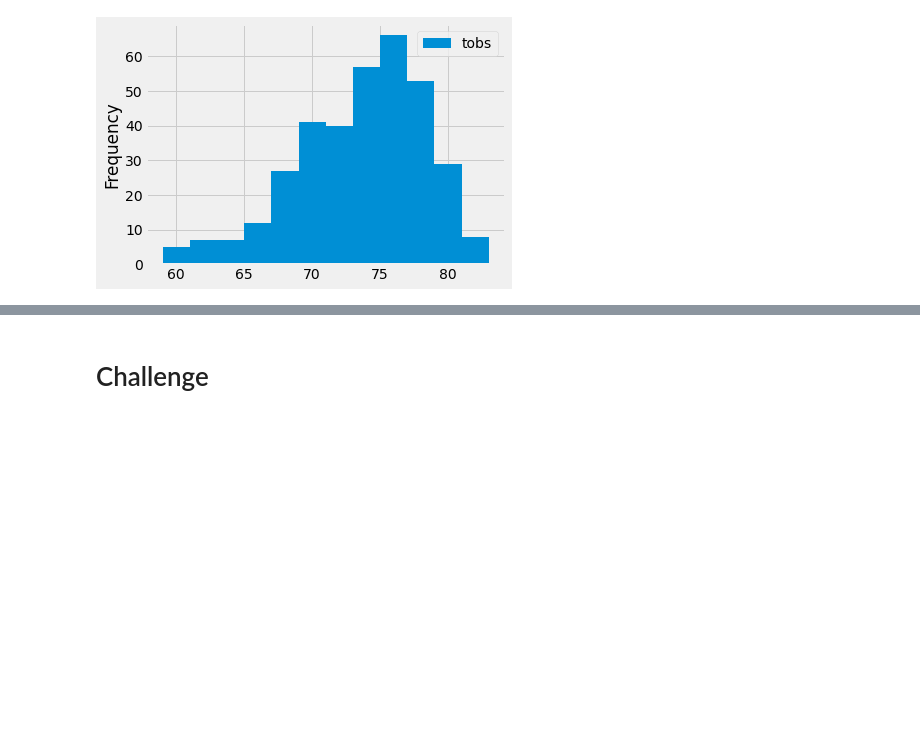
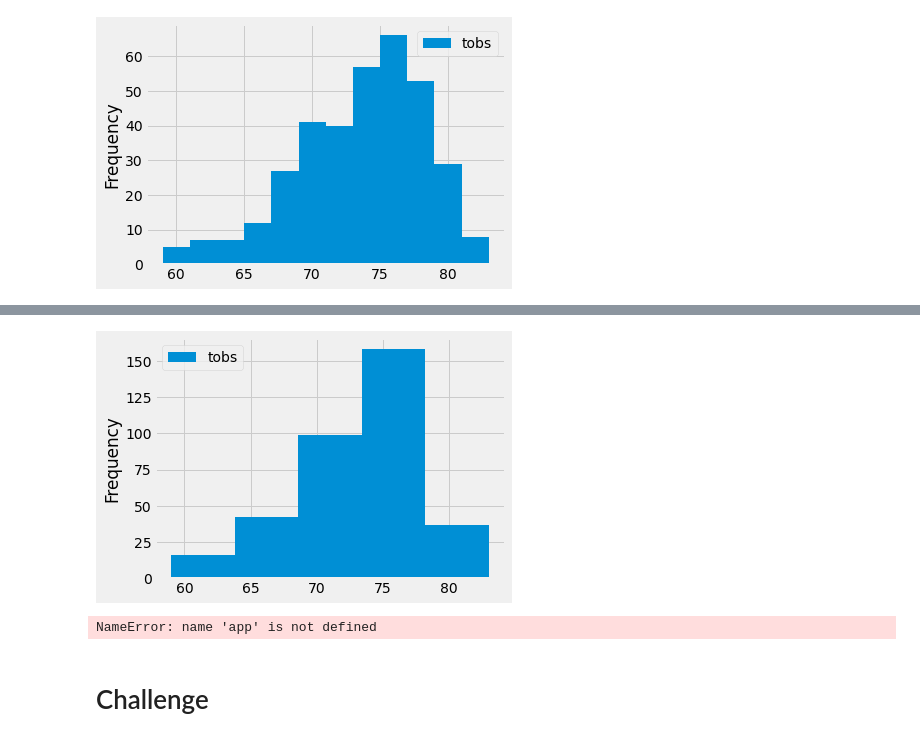
Before and after one commit to HarryWightJr/surfs_up, a Jupyter notebook: climate_analysis.ipynb, the cells around one changed output, grey strips where cells are left out. Drawn from its saved outputs; the diff is of its cells as text; code cells hidden in the pictures; blank space fills up the shorter version.

```diff
--- a/climate_analysis.ipynb
+++ b/climate_analysis.ipynb
@@ -154,3 +162,14 @@ plt.tight_layout()
+# %%
+df.plot.hist(bins=5)
+plt.tight_layout()
+# %% [output]
+[figure, added]
+# %%
+@app.route('/')
+def hello_world():
+    return 'Hello world'
+# %% [output]
+NameError: name 'app' is not defined
 # %%
 # Write a function called `calc_temps` that will accept start date and end date in the format '%Y-%m-%d'
 # and return the minimum, average, and maximum temperatures for that range of dates
```
Also changed, not shown: parts of 2 cells of this notebook, 2 other files.
